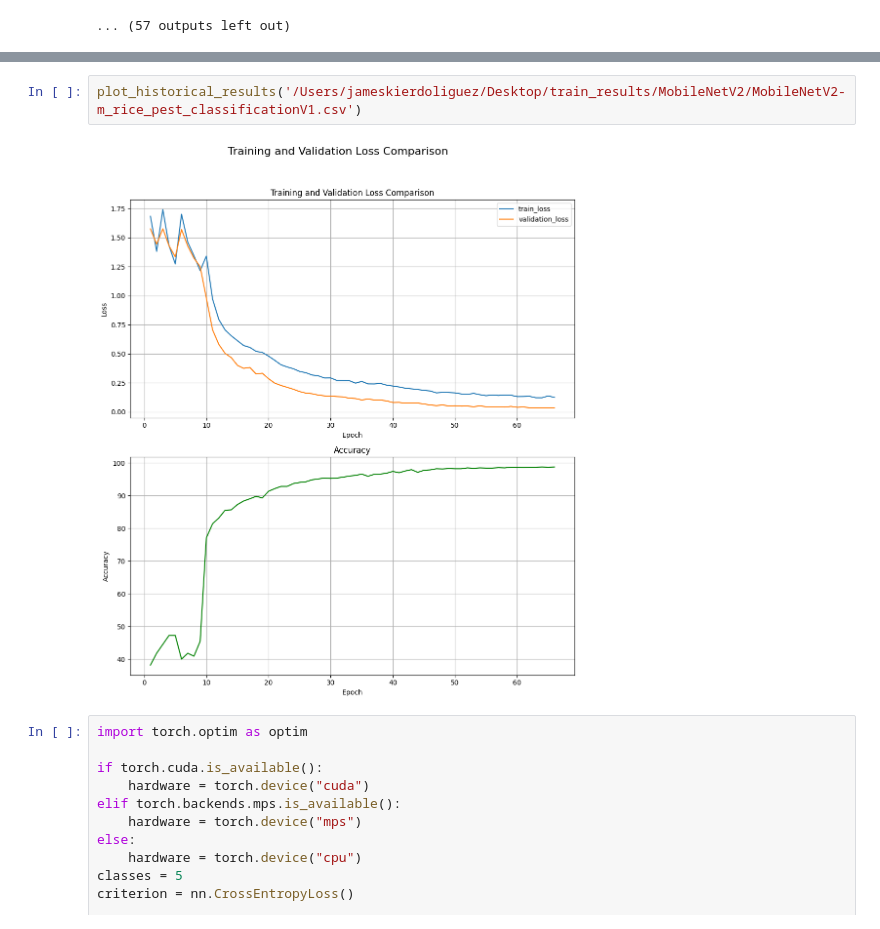
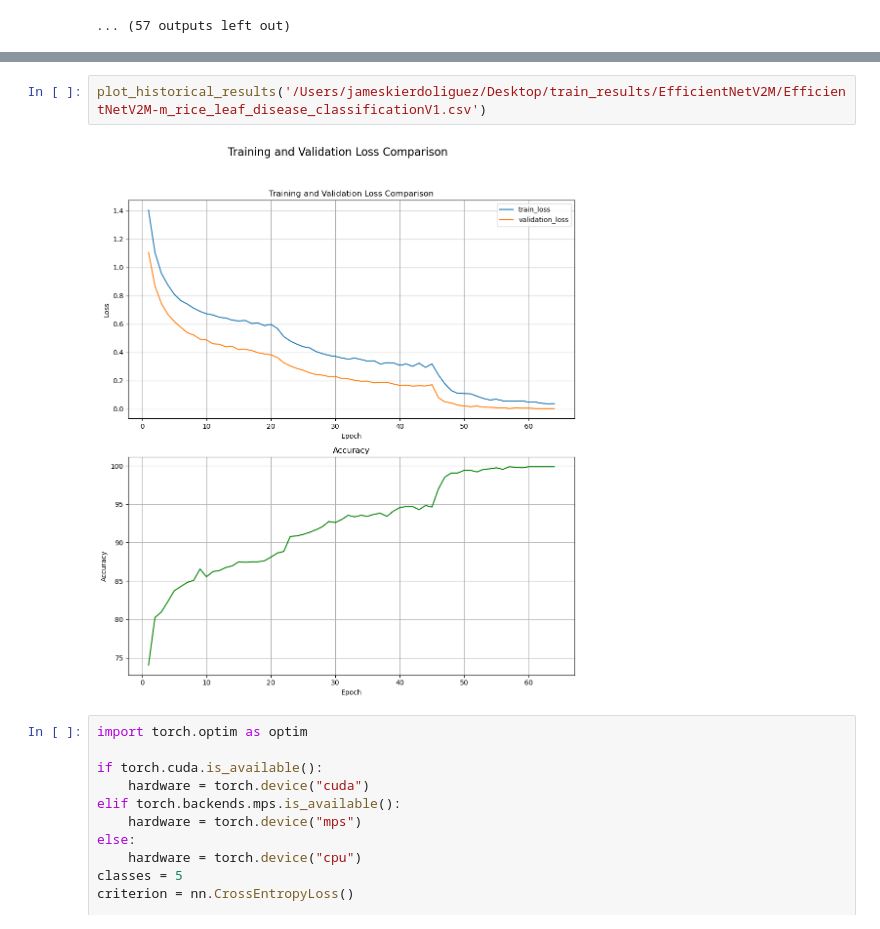
Before and after one commit to Toki001/thesis, a Jupyter notebook: Thesis_Torch-based.ipynb, the cells around one changed output, grey strips where cells are left out. Drawn from its saved outputs; the diff is of its cells as text.

```diff
--- a/Thesis_Torch-based.ipynb
+++ b/Thesis_Torch-based.ipynb
@@ -686,7 +704,7 @@ plot_accuracy(*result)
 # %%
-plot_historical_results('/Users/jameskierdoliguez/Desktop/train_results/MobileNetV2/MobileNetV2-m_rice_pest_classificationV1.csv')
+plot_historical_results('/Users/jameskierdoliguez/Desktop/train_results/EfficientNetV2M/EfficientNetV2M-m_rice_leaf_disease_classificationV1.csv')
 # %% [output]
-[figure, old version]
+[figure, new version]
 # %%
 import torch.optim as optim
 
```
Also changed, not shown: parts of 4 cells of this notebook.
